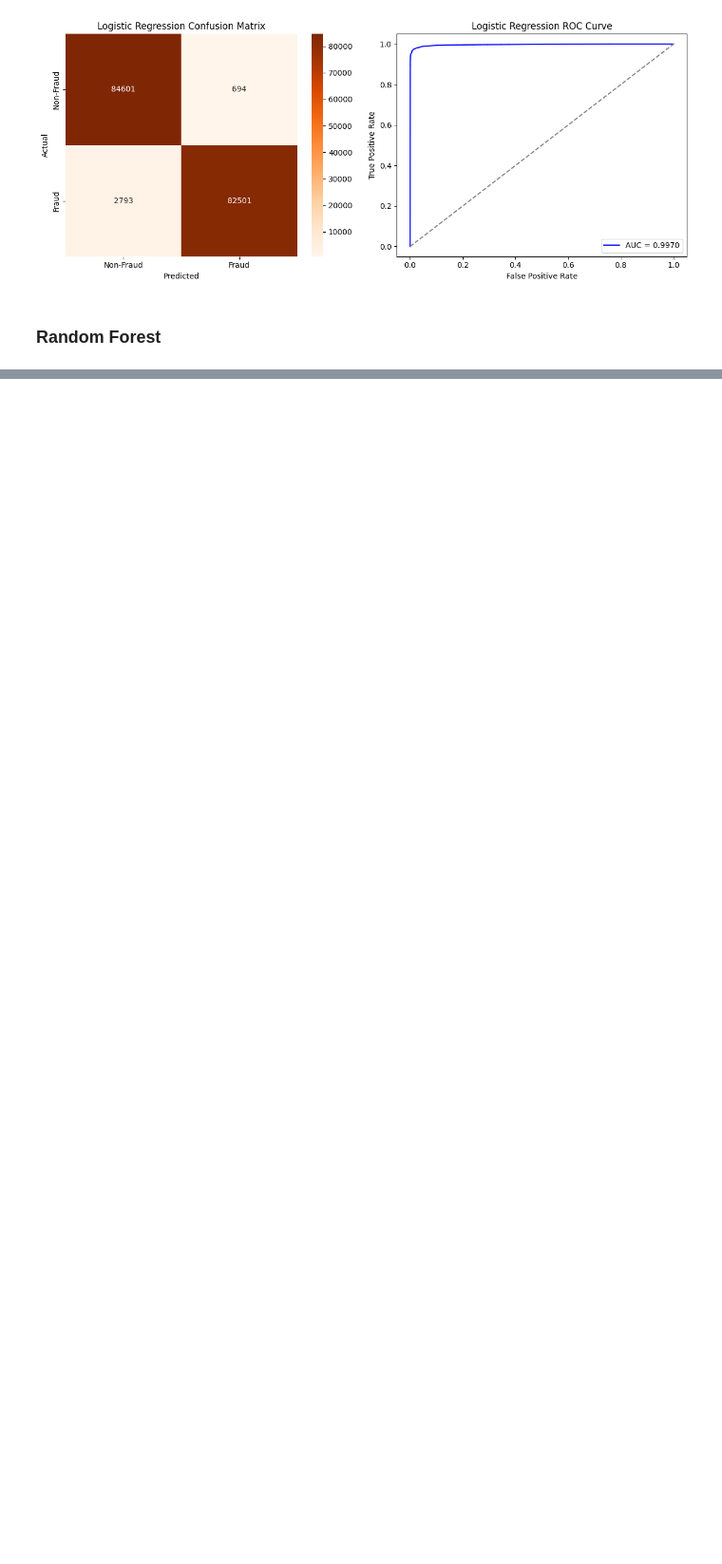
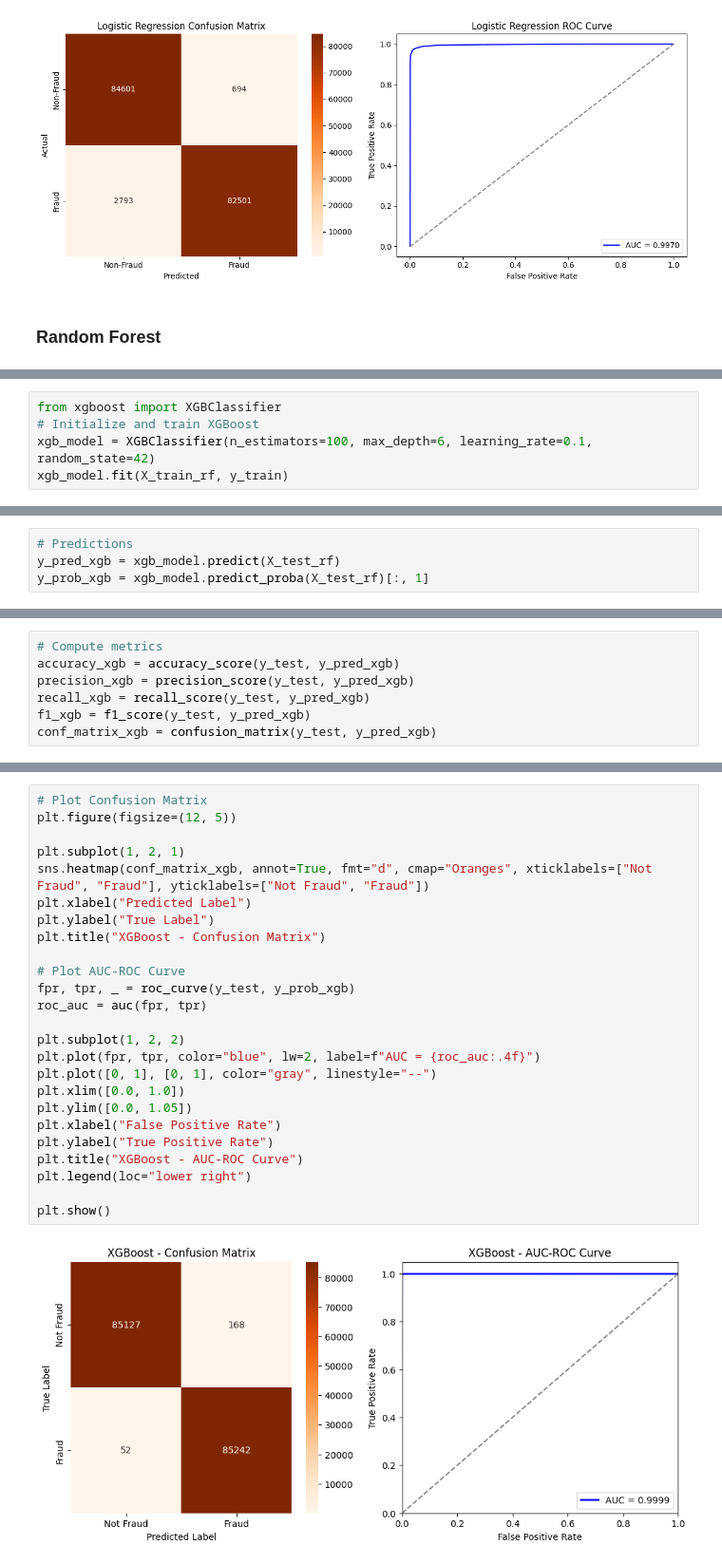
Before and after one commit to bonareri/AI-Powered-Fraud-Detection-System, a Jupyter notebook: fraud_detection.ipynb, the cells around one changed output, grey strips where cells are left out. Shown at 95% size. Drawn from its saved outputs; the diff is of its cells as text; blank space fills up the shorter version.

```diff
--- a/fraud_detection.ipynb
+++ b/fraud_detection.ipynb
@@ -698,0 +741,5 @@ plt.show()
+# %%
+from xgboost import XGBClassifier
+# Initialize and train XGBoost
+xgb_model = XGBClassifier(n_estimators=100, max_depth=6, learning_rate=0.1, random_state=42)
+xgb_model.fit(X_train_rf, y_train)
@@ -698,0 +758,4 @@ plt.show()
+# %%
+# Predictions
+y_pred_xgb = xgb_model.predict(X_test_rf)
+y_prob_xgb = xgb_model.predict_proba(X_test_rf)[:, 1]
@@ -698,0 +764,7 @@ plt.show()
+# %%
+# Compute metrics
+accuracy_xgb = accuracy_score(y_test, y_pred_xgb)
+precision_xgb = precision_score(y_test, y_pred_xgb)
+recall_xgb = recall_score(y_test, y_pred_xgb)
+f1_xgb = f1_score(y_test, y_pred_xgb)
+conf_matrix_xgb = confusion_matrix(y_test, y_pred_xgb)
@@ -698,0 +799,27 @@ plt.show()
+# %%
+# Plot Confusion Matrix
+plt.figure(figsize=(12, 5))
+
+plt.subplot(1, 2, 1)
+sns.heatmap(conf_matrix_xgb, annot=True, fmt="d", cmap="Oranges", xticklabels=["Not Fraud", "Fraud"], yticklabels=["Not Fraud", "Fraud"])
+plt.xlabel("Predicted Label")
+plt.ylabel("True Label")
+plt.title("XGBoost - Confusion Matrix")
+
+# Plot AUC-ROC Curve
+fpr, tpr, _ = roc_curve(y_test, y_prob_xgb)
+roc_auc = auc(fpr, tpr)
+
+plt.subplot(1, 2, 2)
+plt.plot(fpr, tpr, color="blue", lw=2, label=f"AUC = {roc_auc:.4f}")
+plt.plot([0, 1], [0, 1], color="gray", linestyle="--")
+plt.xlim([0.0, 1.0])
+plt.ylim([0.0, 1.05])
+plt.xlabel("False Positive Rate")
+plt.ylabel("True Positive Rate")
+plt.title("XGBoost - AUC-ROC Curve")
+plt.legend(loc="lower right")
+
+plt.show()
+# %% [output]
+[figure, added]
```
Also changed, not shown: parts of 22 cells of this notebook.
